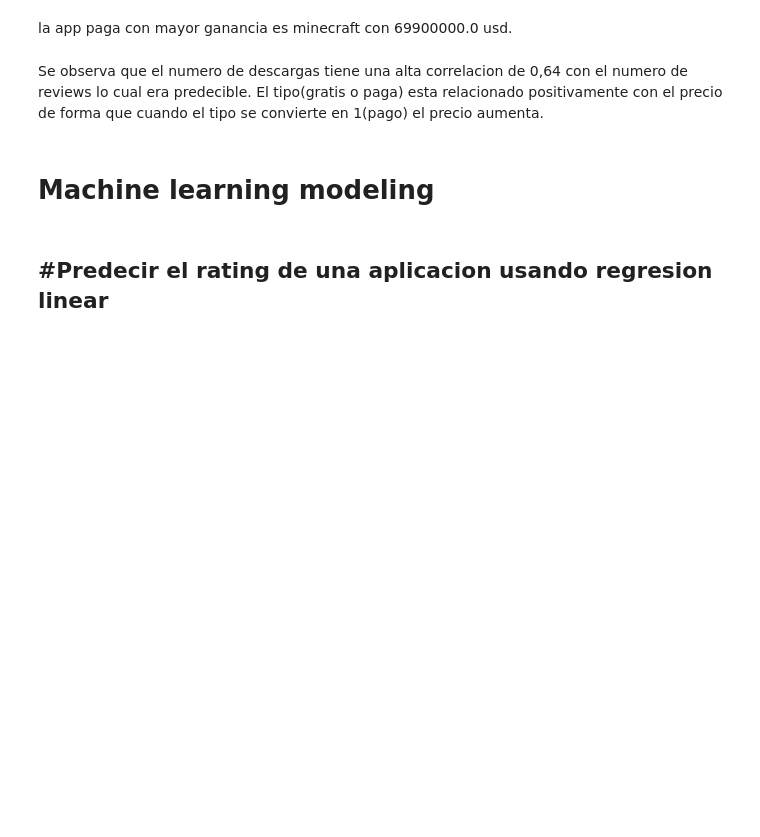
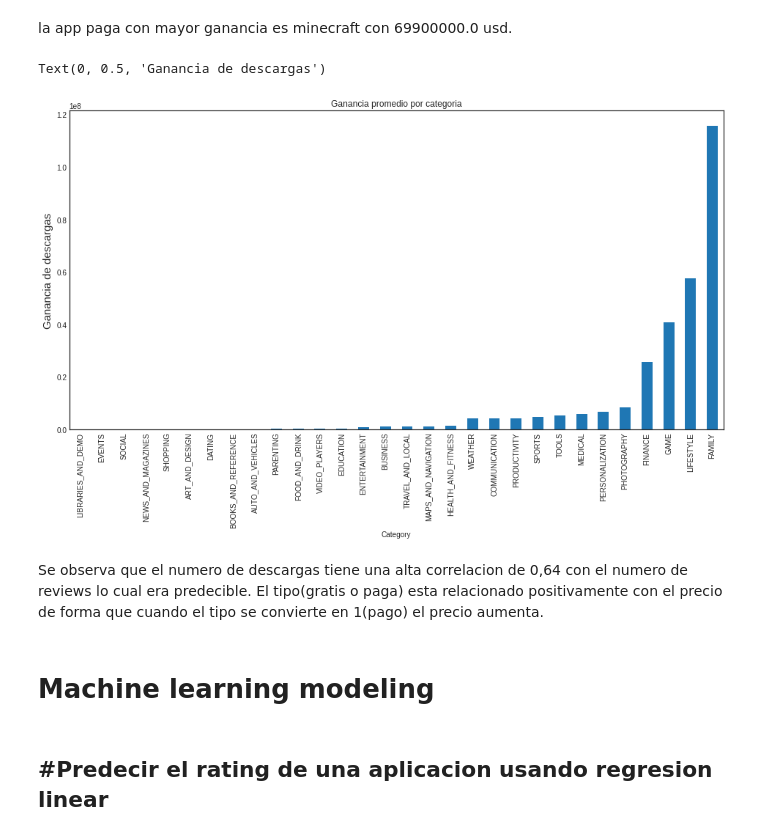
Before and after one commit to joseemaro/bdm_EvaluatingGoogleApps, a Jupyter notebook: tpfinal_pre.ipynb, the cells around one changed output. Saved outputs shown, nothing was run; the diff lists cells and outputs as text; code cells hidden in the pictures; blank space fills up the shorter version.

```diff
--- a/tpfinal_pre.ipynb
+++ b/tpfinal_pre.ipynb
@@ -190,8 +227,11 @@ la app paga con mayor ganancia es minecraft con 69900000.0 usd.
 # %%
 #ganancia por categoria
 fig = plt.figure(figsize=(16,8))
-df_paid_apps.groupby('Category').sum().sort_values(by='Ganancia',ascending='False')['Ganancia'].plot(kind='bar',title='Ganancia', fontsize=10)
+df_paid_apps.groupby('Category').sum().sort_values(by='Ganancia',ascending='False')['Ganancia'].plot(kind='bar',title='Ganancia promedio por categoria', fontsize=10)
 plt.ylabel('Ganancia de descargas', fontsize=15)
+# %% [output]
+Text(0, 0.5, 'Ganancia de descargas')
+[figure, added]
 # %%
 #Grafico de correlacion entre los features del dataset
 df3 = df2
```
Also changed, not shown: parts of 18 cells of this notebook.
